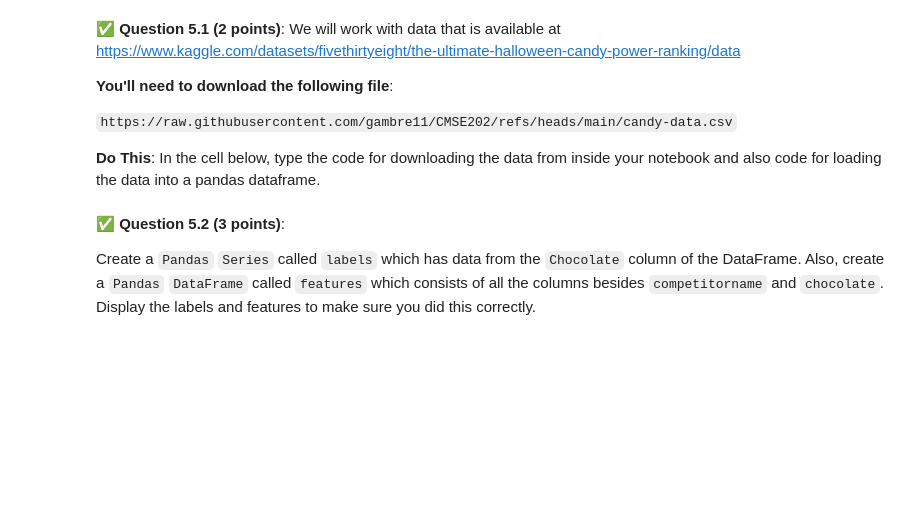
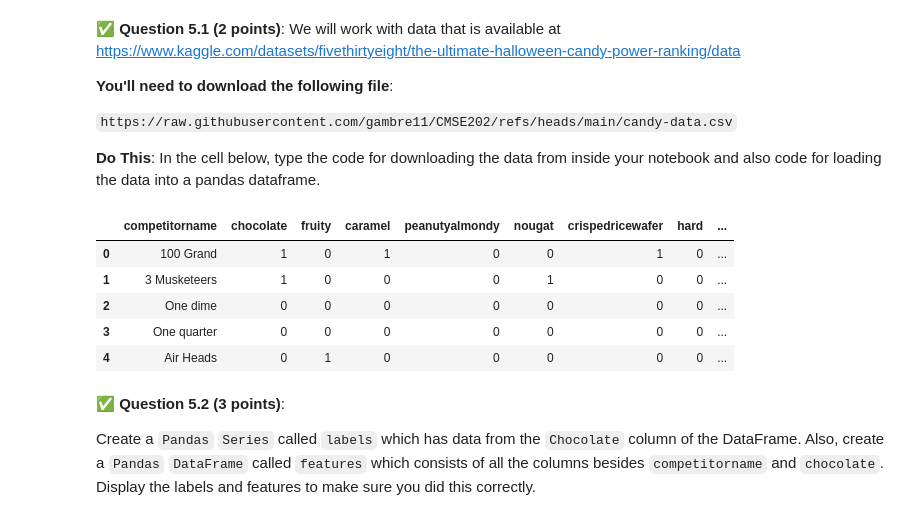
Before and after one commit to abdollahegazy/cmse202-s25-turnin, a Jupyter notebook: hw-03/HW-03_Regression-S25-STUDENT.ipynb, the cells around one changed output. Drawn from its saved outputs; the diff is of its cells as text; code cells hidden in the pictures; blank space fills up the shorter version.

```diff
--- a/hw-03/HW-03_Regression-S25-STUDENT.ipynb
+++ b/hw-03/HW-03_Regression-S25-STUDENT.ipynb
@@ -341,3 +339,18 @@ In this part, we'd like to use logistic regression to classify whether a candy h
+# %%
+# Put your code here
+
+#!wget https://raw.githubusercontent.com/gambre11/CMSE202/refs/heads/main/candy-data.csv
+
+data_og = pd.read_csv("candy-data.csv")
+
+data_og.head()
+# %% [output]
+|  | competitorname | chocolate | fruity | caramel | peanutyalmondy | nougat | crispedricewafer | hard | ... |
+| 0 | 100 Grand | 1 | 0 | 1 | 0 | 0 | 1 | 0 | ... |
+| 1 | 3 Musketeers | 1 | 0 | 0 | 0 | 1 | 0 | 0 | ... |
+| 2 | One dime | 0 | 0 | 0 | 0 | 0 | 0 | 0 | ... |
+| 3 | One quarter | 0 | 0 | 0 | 0 | 0 | 0 | 0 | ... |
+| 4 | Air Heads | 0 | 1 | 0 | 0 | 0 | 0 | 0 | ... |
 # %% [markdown]
 &#9989;  **Question 5.2 (3 points)**:
 
```
Also changed, not shown: parts of 8 cells of this notebook.
